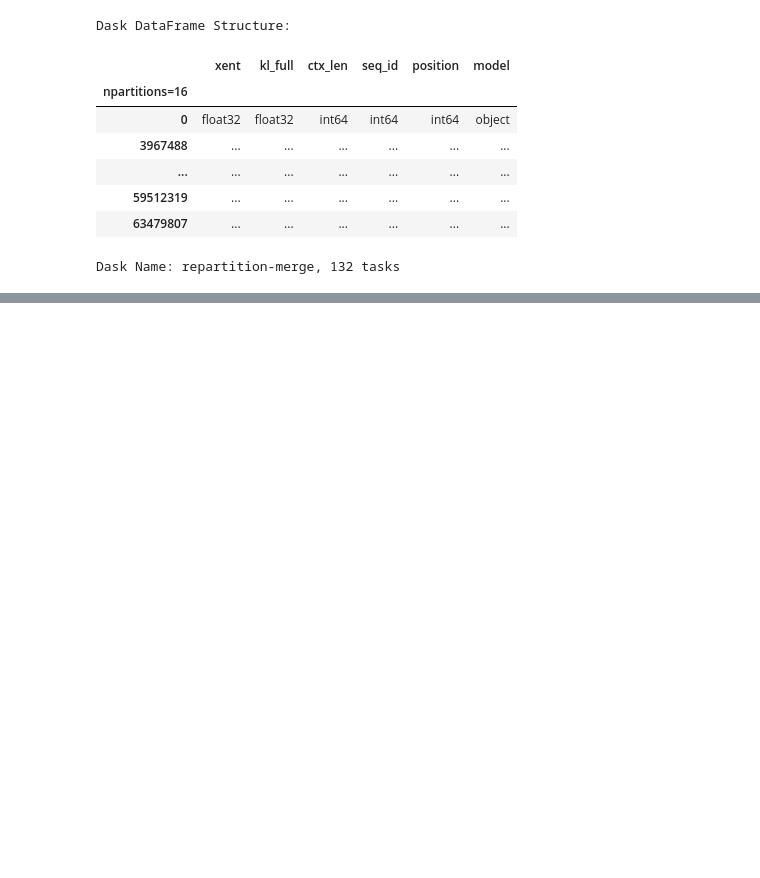
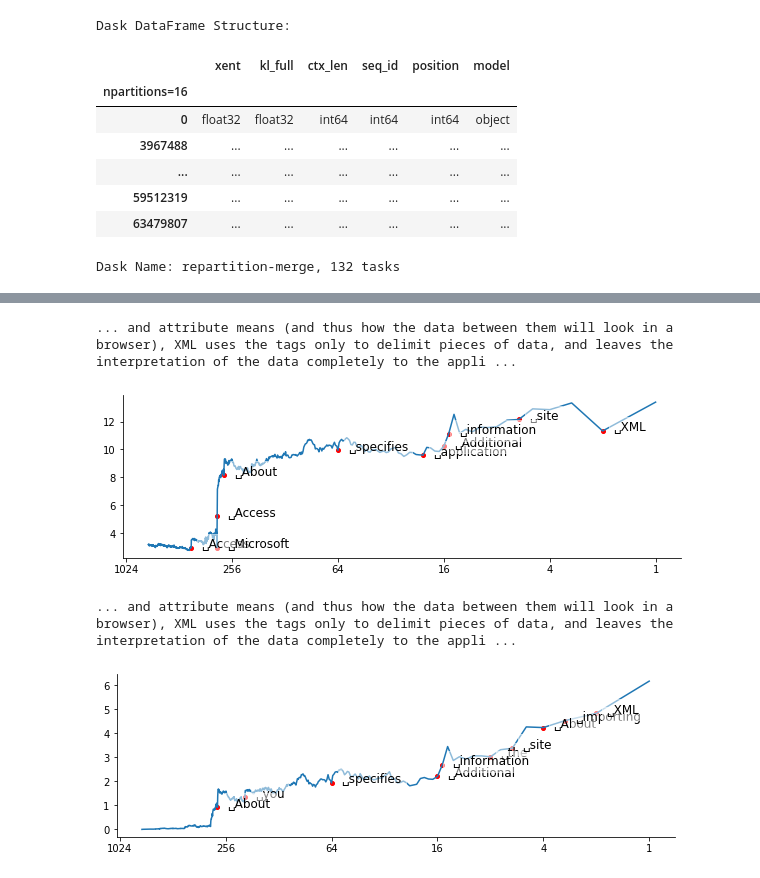
Before and after one commit to cifkao/context-probing, a Jupyter notebook: process_metrics.ipynb, the cells around one changed output, grey strips where cells are left out. Saved outputs shown, nothing was run; the diff lists cells and outputs as text; code cells hidden in the pictures; blank space fills up the shorter version.

Commit message:
Add more plots

```diff
--- a/process_metrics.ipynb
+++ b/process_metrics.ipynb
@@ -247,0 +248,44 @@ for metric, ylabel in [("xent", "cross entropy")]:
+# %%
+def plot_context(model, seq_id, idx, metric, ctx_len=None, ax=None):
+    if ax is None:
+        ax = plt.gca()
+
+    metrics_path = Path(METRICS_PATH_FMT.format(model))
+    metrics = load_metrics(metrics_path)
+
+    start, end = seq_bounds[seq_id:seq_id + 2]
+    values = metrics[metric][start + idx - 1][:idx]
+    values = values[:ctx_len]
+    ax.plot(np.arange(len(values)) + 1, values)
+    ax.invert_xaxis()
+    ax.set_xscale("log", base=2)
+    xticks = 2 ** np.arange(0, 11, 2)
+    ax.set_xticks(xticks, xticks)
+    ax.spines.top.set(visible=False)
+    ax.spines.right.set(visible=False)
+
+    context = ids_to_readable_tokens(
+        tokenizer,
+        dataset["input_ids"][seq_id][:idx + 1][-len(values):],
+        strip_whitespace=False
+    )
+
+    drops = values.diff().topk(10, largest=False)
+    for c in list(drops.indices)[::-1]:
+        ax.scatter(c + 2, values[c + 1], color="red", s=16)
+        text = ax.annotate(context[len(context) - c - 3].replace(" ", "␣"), (c + 2, values[c + 1]),
+                           fontsize=12, xytext=(10, 0), textcoords="offset pixels")
+        text.set_bbox(dict(facecolor="white", alpha=0.5, edgecolor="white"))
+
+    print("..." + "".join(context[-61:-1]), "->", context[-1].replace(" ", "␣"))
+# %%
+for metric in ["xent", "kl_full"]:
+    plt.figure(figsize=(10, 3))
+    plot_context("gpt-j-6B", 0, 766, metric)
+    plt.savefig(f"figs/{metric}_ex_Access.pdf", bbox_inches="tight")
+    plt.show()
+# %% [output]
+... and attribute means (and thus how the data between them will look in a browser), XML uses the tags only to delimit pieces of data, and leaves the interpretation of the data completely to the appli ...
+[figure, added]
+... and attribute means (and thus how the data between them will look in a browser), XML uses the tags only to delimit pieces of data, and leaves the interpretation of the data completely to the appli ...
+[figure, added]
```
Also changed, not shown: parts of 12 cells of this notebook.
